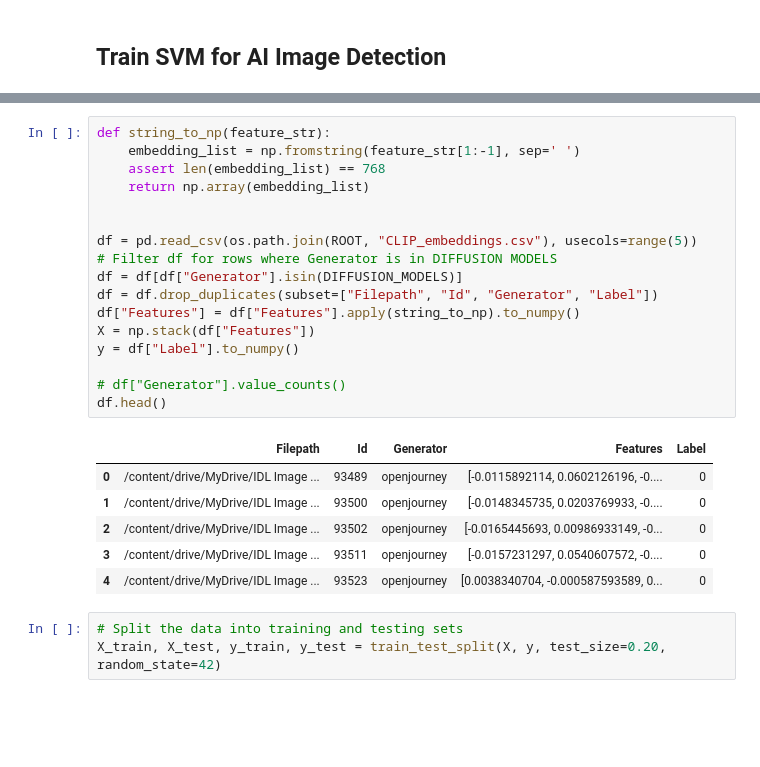
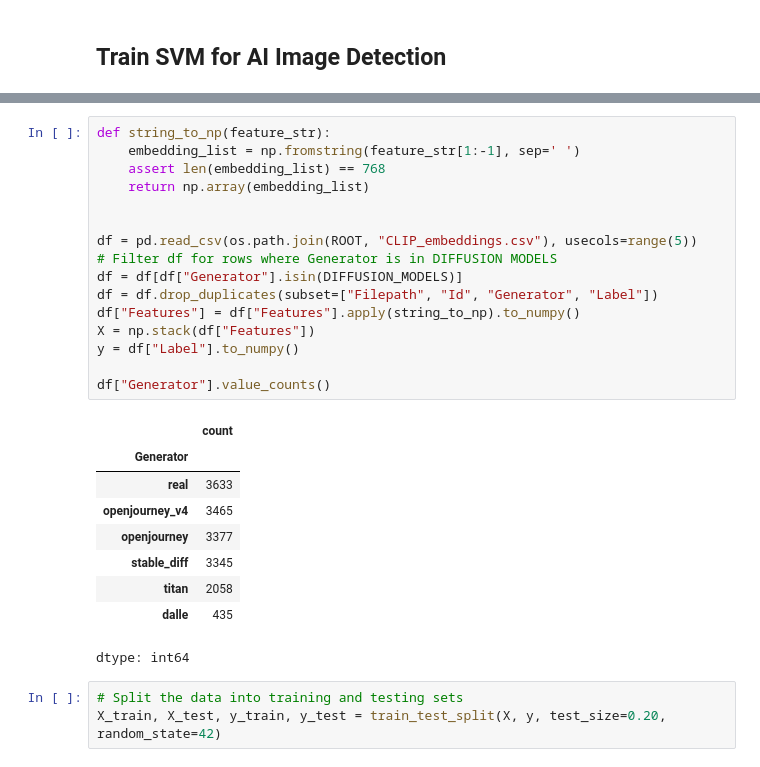
Before and after one commit to PRITH-S07/CMU-IDL, a Jupyter notebook: UpdatedBaseline.ipynb, the cells around one changed output, grey strips where cells are left out. Drawn from its saved outputs; the diff is of its cells as text; blank space fills up the shorter version.

```diff
--- a/UpdatedBaseline.ipynb
+++ b/UpdatedBaseline.ipynb
@@ -227,27 +229,29 @@ class CLIPSVMDiscriminator:
 # %%
 def string_to_np(feature_str):
     embedding_list = np.fromstring(feature_str[1:-1], sep=' ')
     assert len(embedding_list) == 768
     return np.array(embedding_list)
 
 
 df = pd.read_csv(os.path.join(ROOT, "CLIP_embeddings.csv"), usecols=range(5))
 # Filter df for rows where Generator is in DIFFUSION MODELS
 df = df[df["Generator"].isin(DIFFUSION_MODELS)]
 df = df.drop_duplicates(subset=["Filepath", "Id", "Generator", "Label"])
 df["Features"] = df["Features"].apply(string_to_np).to_numpy()
 X = np.stack(df["Features"])
 y = df["Label"].to_numpy()
 
-# df["Generator"].value_counts()
-df.head()
+df["Generator"].value_counts()
 # %% [output]
-|  | Filepath | Id | Generator | Features | Label |
-| 0 | /content/drive/MyDrive/IDL Image ... | 93489 | openjourney | [-0.0115892114, 0.0602126196, -0.... | 0 |
-| 1 | /content/drive/MyDrive/IDL Image ... | 93500 | openjourney | [-0.0148345735, 0.0203769933, -0.... | 0 |
-| 2 | /content/drive/MyDrive/IDL Image ... | 93502 | openjourney | [-0.0165445693, 0.00986933149, -0... | 0 |
-| 3 | /content/drive/MyDrive/IDL Image ... | 93511 | openjourney | [-0.0157231297, 0.0540607572, -0.... | 0 |
-| 4 | /content/drive/MyDrive/IDL Image ... | 93523 | openjourney | [0.0038340704, -0.000587593589, 0... | 0 |
+|  | count |
+| Generator |  |
+| real | 3633 |
+| openjourney_v4 | 3465 |
+| openjourney | 3377 |
+| stable_diff | 3345 |
+| titan | 2058 |
+| dalle | 435 |
+dtype: int64
 # %%
 # Split the data into training and testing sets
 X_train, X_test, y_train, y_test = train_test_split(X, y, test_size=0.20, random_state=42)
```
Also changed, not shown: parts of 21 cells of this notebook.
